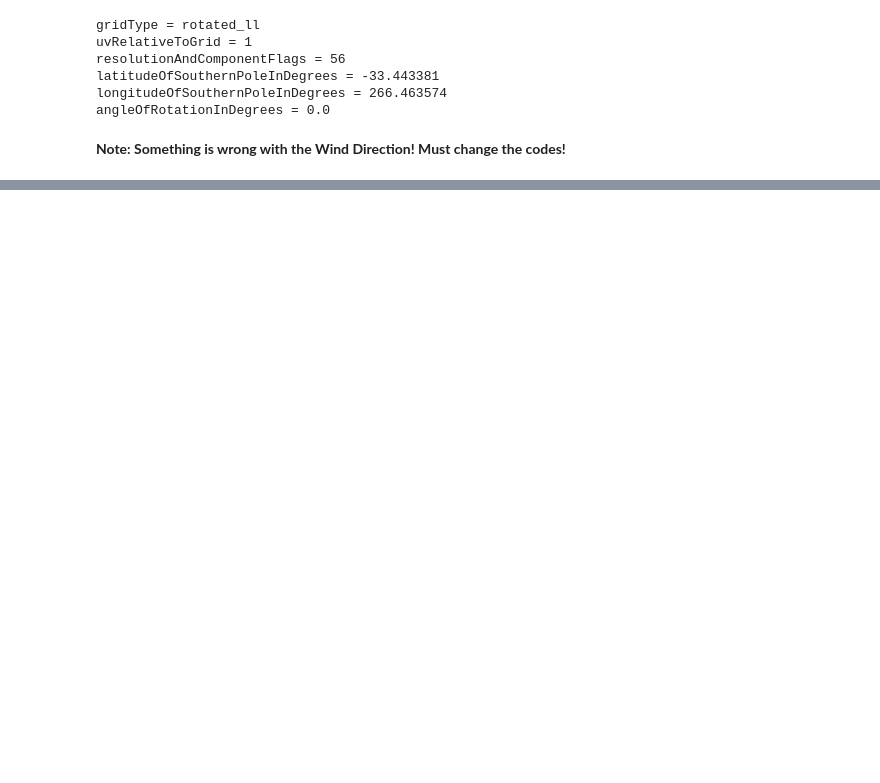
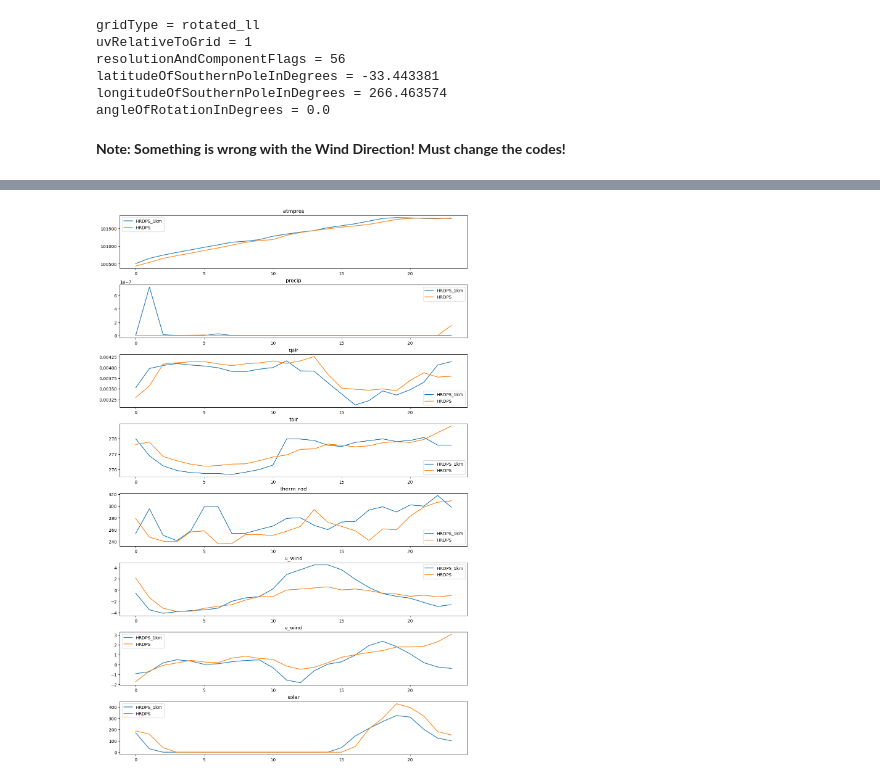
Before and after one commit to SalishSeaCast/analysis-junqi, a Jupyter notebook: Analysis_Atmospheric_Forcing/Data_Conversion/Data_HRDPS_1km_conversion/conversion_HRDPS.ipynb, the cells around one changed output, grey strips where cells are left out. Saved outputs shown, nothing was run; the diff lists cells and outputs as text; code cells hidden in the pictures; blank space fills up the shorter version.

```diff
--- a/Analysis_Atmospheric_Forcing/Data_Conversion/Data_HRDPS_1km_conversion/conversion_HRDPS.ipynb
+++ b/Analysis_Atmospheric_Forcing/Data_Conversion/Data_HRDPS_1km_conversion/conversion_HRDPS.ipynb
@@ -622,0 +2343,49 @@ angleOfRotationInDegrees = 0.0
+# %%
+# visualize all kinds of variables to see if there are
+# any accumulation/flux mistakes
+
+import xarray as xr
+import numpy as np
+
+# Define file paths
+path_HRDPS_1km = '/home/jqiu/analysis-junqi/Analysis_Atmospheric_Forcing/Data_Conversion/Data_HRDPS_1km_conversion/HRDPS_1km_y2023m03d01.nc'
+path_HRDPS = '/results/forcing/atmospheric/continental2.5/nemo_forcing/hrdps_y2023m03d01.nc'
+
+# load data
+
+ds_HRDPS_1km=xr.load_dataset(path_HRDPS_1km)
+ds_HRDPS=xr.load_dataset(path_HRDPS)
+
+
+# grid number
+# HRDPS_1km: y = 221, x = 354
+# HRDPS: y = 118, x = 108
+
+# list of all variables
+
+list_var=['atmpres', 'precip', 'qair', 'tair', 'therm_rad','u_wind','v_wind','solar']
+
+# visualize
+
+import matplotlib.pyplot as plt
+
+row_number=len(list_var)
+
+fig, axes = plt.subplots(row_number,1,
+    figsize=(12, 18),
+    constrained_layout=True,
+)
+
+# use loop to read the variable
+
+for i in range(row_number):
+    var=list_var[i]
+    series_HRDPS_1km=ds_HRDPS_1km[var].isel(y=221,x=354).values
+    series_HRDPS=ds_HRDPS[var].isel(y=118,x=108).values
+
+    axes[i].plot(series_HRDPS_1km, label='HRDPS_1km')
+    axes[i].plot(series_HRDPS, label='HRDPS')
+    axes[i].set_title(var)
+    axes[i].legend()
+# %% [output]
+[figure, added]
```
Also changed, not shown: parts of 13 cells of this notebook, 1 other file.
